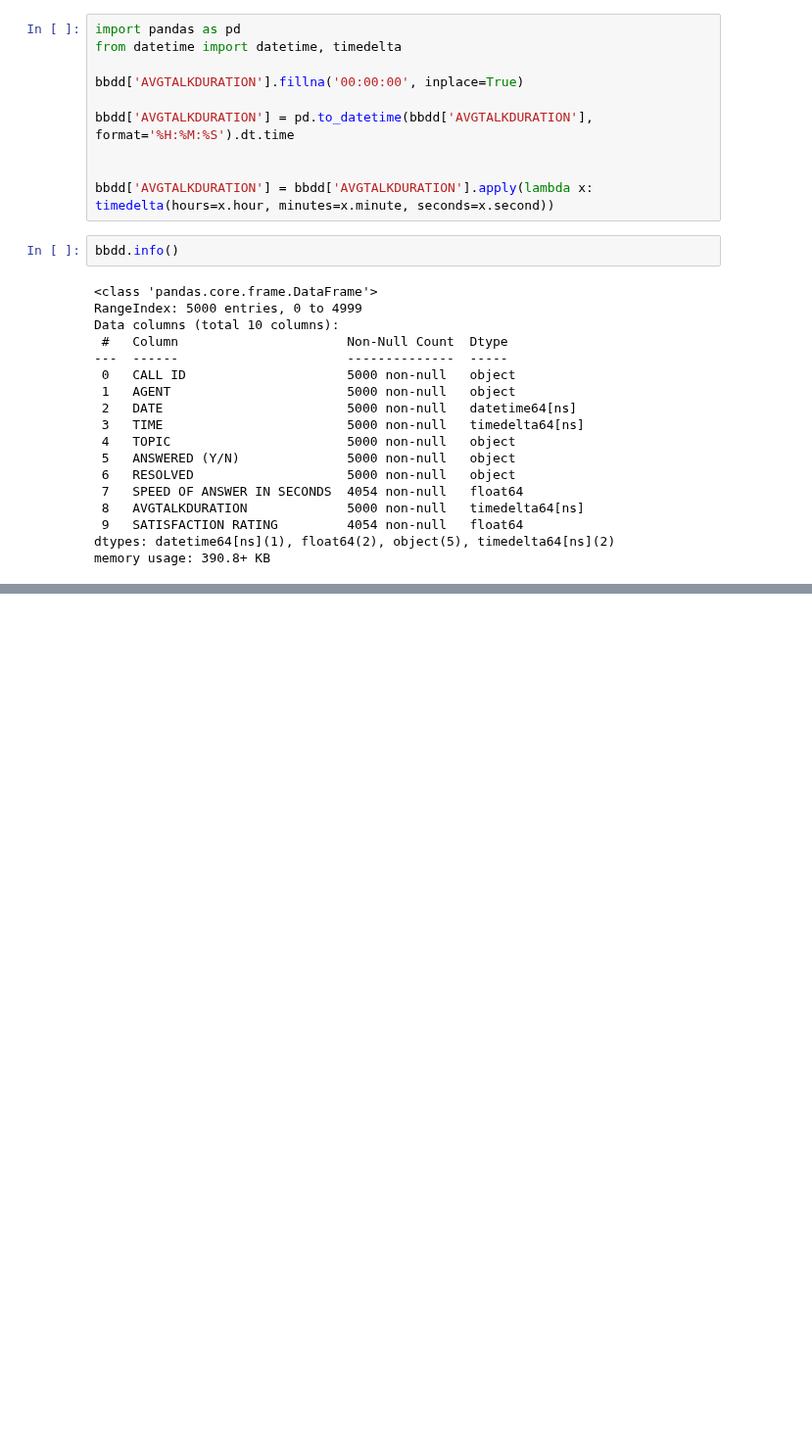
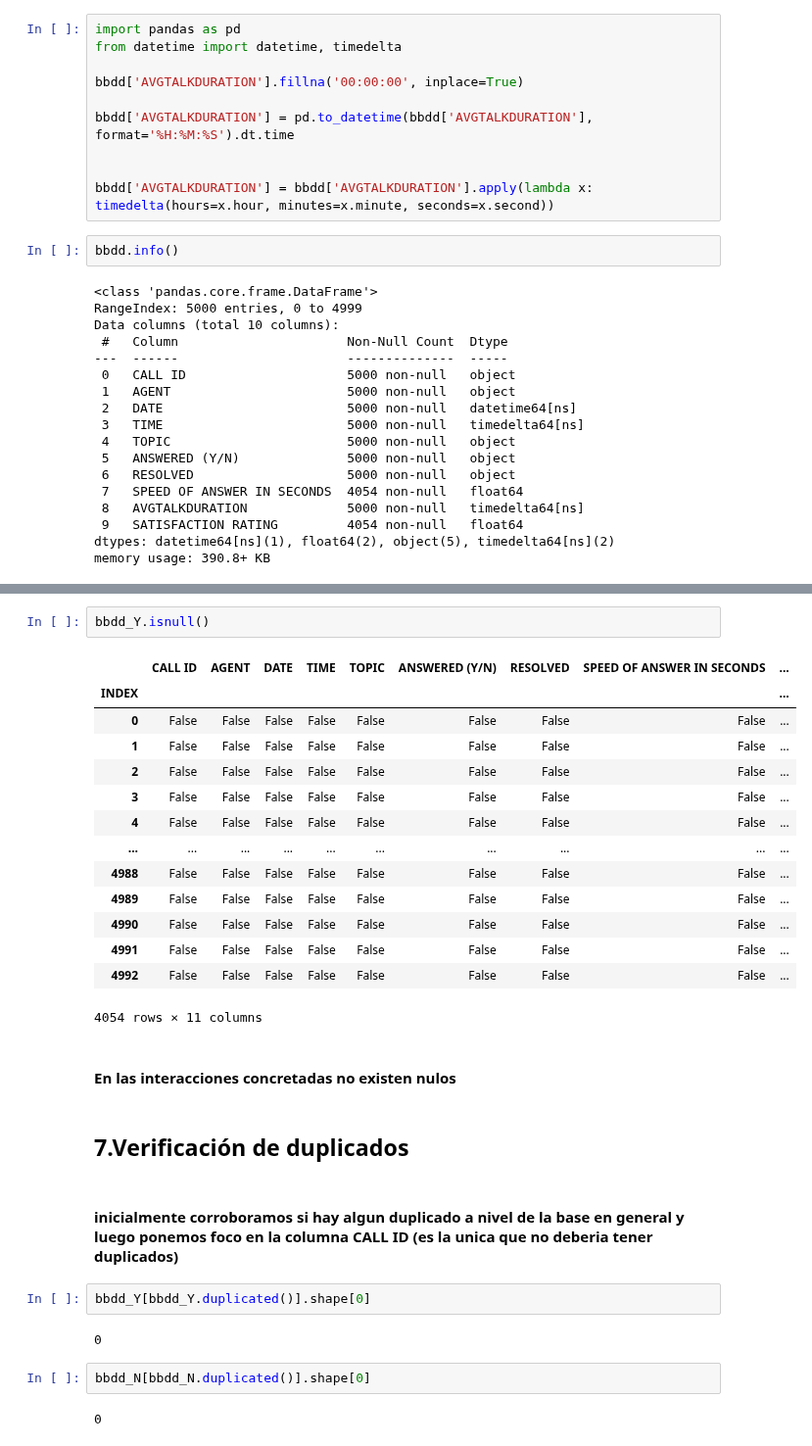
Before and after one commit to PABLOXAVIERMENDEZ/Proyecto_EDA_Pablo_Mendez, a Jupyter notebook: EDA_Pablo_Mendez.ipynb, the cells around one changed output, grey strips where cells are left out. Shown at 98% size. Saved outputs shown, nothing was run; the diff lists cells and outputs as text; blank space fills up the shorter version.

```diff
--- a/EDA_Pablo_Mendez.ipynb
+++ b/EDA_Pablo_Mendez.ipynb
@@ -235,0 +328,31 @@ memory usage: 390.8+ KB
+# %%
+bbdd_Y.isnull()
+# %% [output]
+|  | CALL ID | AGENT | DATE | TIME | TOPIC | ANSWERED (Y/N) | RESOLVED | SPEED OF ANSWER IN SECONDS | ... |
+| INDEX |  |  |  |  |  |  |  |  | ... |
+| 0 | False | False | False | False | False | False | False | False | ... |
+| 1 | False | False | False | False | False | False | False | False | ... |
+| 2 | False | False | False | False | False | False | False | False | ... |
+| 3 | False | False | False | False | False | False | False | False | ... |
+| 4 | False | False | False | False | False | False | False | False | ... |
+| ... | ... | ... | ... | ... | ... | ... | ... | ... | ... |
+| 4988 | False | False | False | False | False | False | False | False | ... |
+| 4989 | False | False | False | False | False | False | False | False | ... |
+| 4990 | False | False | False | False | False | False | False | False | ... |
+| 4991 | False | False | False | False | False | False | False | False | ... |
+| 4992 | False | False | False | False | False | False | False | False | ... |
+4054 rows × 11 columns
+# %% [markdown]
+#### En las interacciones concretadas no existen nulos
+# %% [markdown]
+## 7.Verificación de duplicados
+# %% [markdown]
+#### inicialmente corroboramos si hay algun duplicado a nivel de la base en general y luego ponemos foco en la columna CALL ID (es la unica que no deberia tener duplicados)
+# %%
+bbdd_Y[bbdd_Y.duplicated()].shape[0]
+# %% [output]
+0
+# %%
+bbdd_N[bbdd_N.duplicated()].shape[0]
+# %% [output]
+0
```
Also changed, not shown: parts of 31 cells of this notebook.
